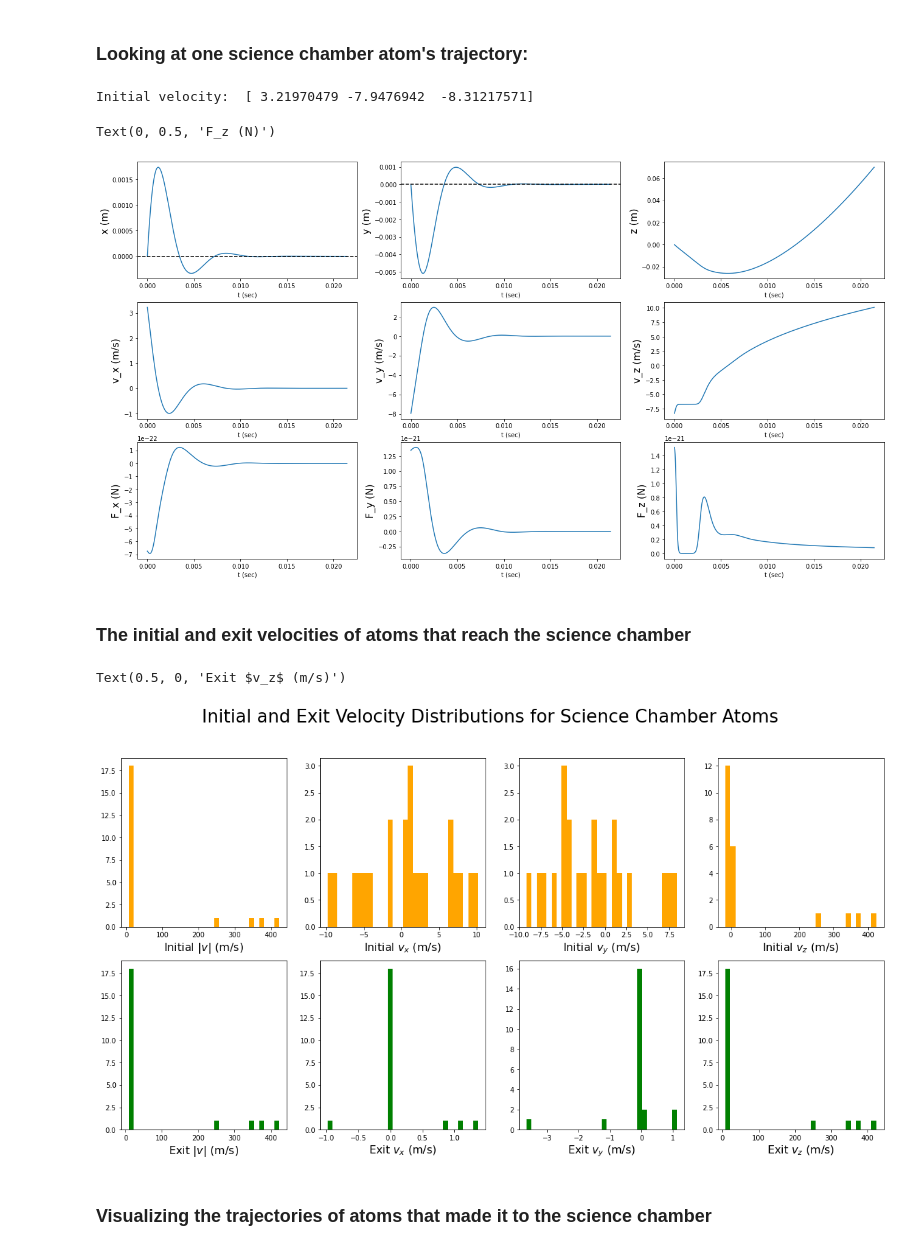
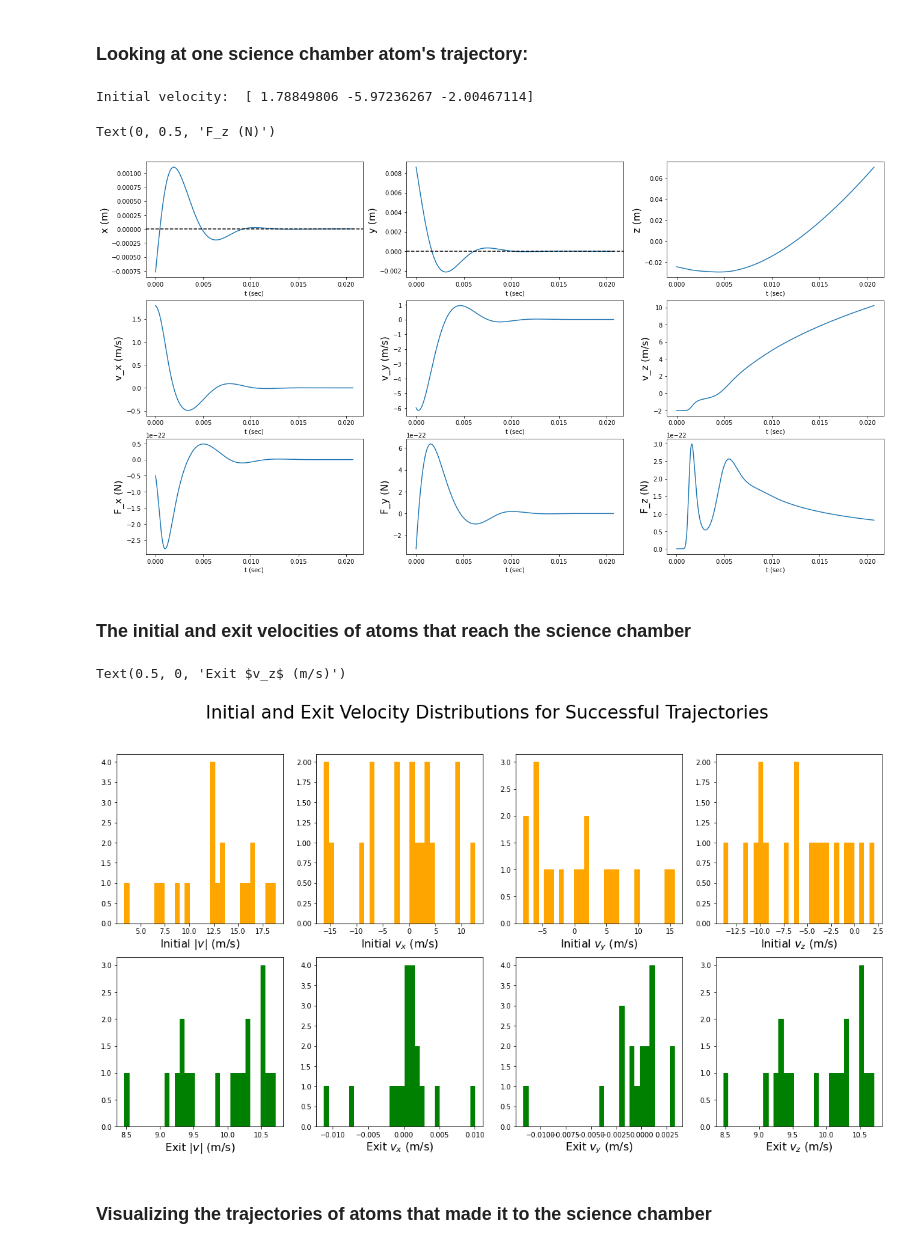
Before and after one commit to christianhnunez/MOT_SIM, a Jupyter notebook: CesiumMOT.ipynb, the cells around one changed output. Saved outputs shown, nothing was run; the diff lists cells and outputs as text; code cells hidden in the pictures.

```diff
--- a/CesiumMOT.ipynb
+++ b/CesiumMOT.ipynb
@@ -60,7 +60,7 @@ det_counter = -3.5*gamma
 # %%
 # Check F vs. v profile for this param set.
 varr = np.linspace(-40**1, 40**1, 10000)
-x = 0.005 # meters
+x = 0.000 # meters
 
 Bx = .001 * magpy.getB(quadcoil, observers=(x*1000,0,0))[0] #Tesla
 compare = bgrad_x * x
@@ -407,14 +403,11 @@ Atoms have randomized initial positions in the cell, replacement upon escape or
 def getRandomX():
     return np.array([np.random.uniform(-x_len/2, x_len/2),np.random.uniform(-y_len/2, y_len/2), np.random.uniform(-z_len/2, z_len/2) ])
 # %%
-# For ideal gas, PV/kT = N. For Szulc's simulation he assumes 10^(-7) mbar for the pressure.
-# Assuming room temperature and the volume 4cm*4cm*10cm:
-N_real = 3.863 * 10**(11)
-
 ###################
 #  Start the sim  #
 ###################
-N_sim = 100000
+N_sim = 500000
+print("Simulating the trajectories of", N_sim, "atoms...")
 
 # Should a cut velocity be activated?
 # This means no trajectory is simulated with initial v_samp > v_cut.
@@ -444,21 +437,24 @@ for n in range(0, N_sim):
     vec_v = np.array([smp[0], smp[1], smp[2]]) # Sampled v from Maxwell-Boltzmann
 
     # Simulate the atom's trajectory
-    pos, vel, times, forces, success = simulate(vec_x, vec_v, num_timesteps=1000000)
-
-    # TO DO: use the remaining num_timesteps to run another atom.
-    # So do a while remaining_timesteps > 1, keep simulating.
-    # Probably don't change this cell, just make a new Sim cell.
+    pos, vel, times, forces, success = simulate(vec_x, vec_v, quadcoil, num_timesteps=1000000)
 
     # Save data.
     if success == 1:
         successes += 1
         success_index.append(n)
         print("Success at n = ", n)
-    pos_rec.append(pos)
-    vel_rec.append(vel)
-    forces_rec.append(forces)
-    times_rec.append(times)
+        pos_rec.append(pos)
+        vel_rec.append(vel)
+        forces_rec.append(forces)
+        times_rec.append(times)
+    else:
+        # Add empty lists to save memory. Just want to save successful trajectories now.
+        pos_rec.append([])
+        vel_rec.append([])
+        forces_rec.append([])
+        times_rec.append([])
+
 
     # Update user with progress
     if n % int(N_sim/100) == 0:
@@ -466,6 +462,4 @@ for n in range(0, N_sim):
 
 print("Successful: ", successes)
 print("Success index: ", success_index)
-#flux = "{:e}".format.((successes/N_sim) * N_real)
-#print("(not exact) Flux: ", flux )
 # %% [output]
@@ -478,7 +488,7 @@ fig, ax = plt.subplots(3, 3, figsize=(22, 12))
 
 sim = True
 if sim:
-    nnn=success_index[1]
+    nnn=success_index[3]
     pos = pos_rec[nnn]
     vel = vel_rec[nnn]
     print("Initial velocity: ", vel[0])
@@ -533,9 +543,9 @@ ax[2,2].plot(times[1:], forces[:, 2], label="RK4")
 ax[2,2].set_xlabel("t (sec)")
 ax[2,2].set_ylabel("F_z (N)", fontsize=16)
 # %% [output]
-Initial velocity:  [ 3.21970479 -7.9476942  -8.31217571]
+Initial velocity:  [ 1.78849806 -5.97236267 -2.00467114]
 Text(0, 0.5, 'F_z (N)')
-[figure, old version]
+[figure, new version]
 # %% [markdown]
 ### The initial and exit velocities of atoms that reach the science chamber
 # %%
@@ -570,37 +580,37 @@ for n in success_index:
 
 # Plotting:
 fig, ax = plt.subplots(2,4, figsize=(20,10))
-fig.suptitle("Initial and Exit Velocity Distributions for Science Chamber Atoms", fontsize=26)
+fig.suptitle("Initial and Exit Velocity Distributions for Successful Trajectories", fontsize=26)
 
 
 # Initial
 ax[0][0].hist(speeds, bins=30, label="speed", color="orange")
 ax[0][0].set_xlabel(r"Initial $|v|$ (m/s)", fontsize=16)
 
 ax[0][1].hist(vxs, bins=30, label="vx", color="orange")
 ax[0][1].set_xlabel(r"Initial $v_x$ (m/s)", fontsize=16)
 
 ax[0][2].hist(vys, bins=30, label="vy", color="orange")
 ax[0][2].set_xlabel(r"Initial $v_y$ (m/s)", fontsize=16)
 
 ax[0][3].hist(vzs, bins=30, label="vz", color="orange")
 ax[0][3].set_xlabel(r"Initial $v_z$ (m/s)", fontsize=16)
 
 # Exit
 ax[1][0].hist(espeeds, bins=30, label="speed", color="green")
 ax[1][0].set_xlabel(r"Exit $|v|$ (m/s)", fontsize=16)
 
 ax[1][1].hist(evxs, bins=30, label="vx", color="green")
 ax[1][1].set_xlabel(r"Exit $v_x$ (m/s)", fontsize=16)
 
 ax[1][2].hist(evys, bins=30, label="vy", color="green")
 ax[1][2].set_xlabel(r"Exit $v_y$ (m/s)", fontsize=16)
 
 ax[1][3].hist(evzs, bins=30, label="vz", color="green")
 ax[1][3].set_xlabel(r"Exit $v_z$ (m/s)", fontsize=16)
 # %% [output]
 Text(0.5, 0, 'Exit $v_z$ (m/s)')
-[figure, old version]
+[figure, new version]
 # %% [markdown]
 ### Visualizing the trajectories of atoms that made it to the science chamber
 # %%
```
Also changed, not shown: parts of 12 cells of this notebook.
